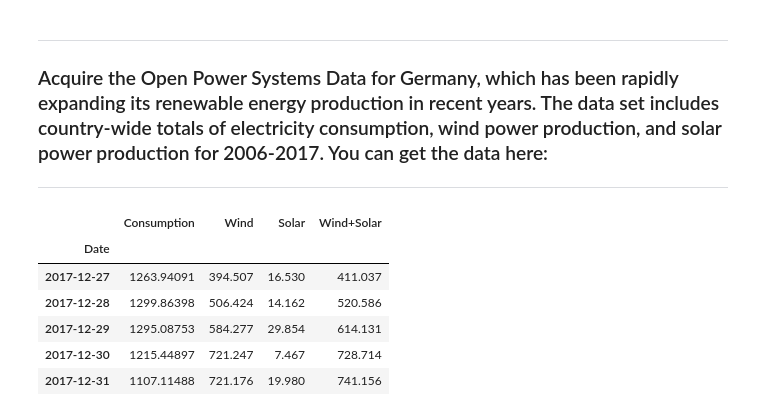
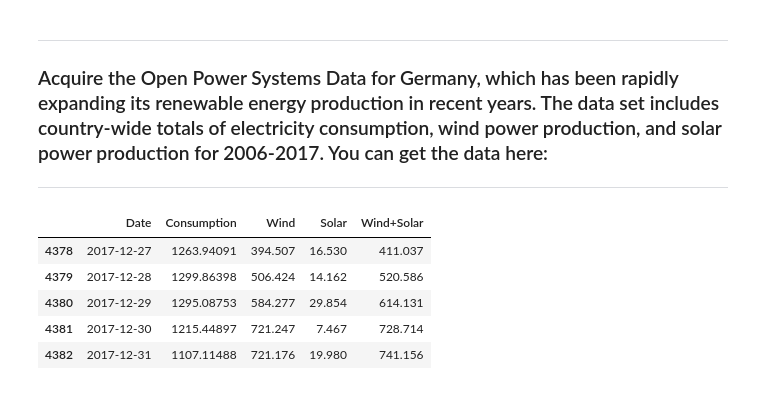
Before and after one commit to DBerchelmann/time-series-exercises, a Jupyter notebook: acquire.ipynb, the cells around one changed output. Drawn from its saved outputs; the diff is of its cells as text; code cells hidden in the pictures.

```diff
--- a/acquire.ipynb
+++ b/acquire.ipynb
@@ -206,15 +207,3 @@ store_item_sales.shape
 <h3>Acquire the Open Power Systems Data for Germany, which has been rapidly expanding its renewable energy production in recent years. The data set includes country-wide totals of electricity consumption, wind power production, and solar power production for 2006-2017. You can get the data here:</h3>
 
 ----
-# %%
-wind_energy = pd.read_csv('opsd_germany_daily.csv', index_col= 0)
-
-wind_energy.tail()
-# %% [output]
-|  | Consumption | Wind | Solar | Wind+Solar |
-| Date |  |  |  |  |
-| 2017-12-27 | 1263.94091 | 394.507 | 16.530 | 411.037 |
-| 2017-12-28 | 1299.86398 | 506.424 | 14.162 | 520.586 |
-| 2017-12-29 | 1295.08753 | 584.277 | 29.854 | 614.131 |
-| 2017-12-30 | 1215.44897 | 721.247 | 7.467 | 728.714 |
-| 2017-12-31 | 1107.11488 | 721.176 | 19.980 | 741.156 |
@@ -221,3 +224,14 @@ wind_energy.tail()
+# %%
+german_energy = pull_csv("https://raw.githubusercontent.com/jenfly/opsd/master/opsd_germany_daily.csv")
+
+german_energy.tail()
+# %% [output]
+|  | Date | Consumption | Wind | Solar | Wind+Solar |
+| 4378 | 2017-12-27 | 1263.94091 | 394.507 | 16.530 | 411.037 |
+| 4379 | 2017-12-28 | 1299.86398 | 506.424 | 14.162 | 520.586 |
+| 4380 | 2017-12-29 | 1295.08753 | 584.277 | 29.854 | 614.131 |
+| 4381 | 2017-12-30 | 1215.44897 | 721.247 | 7.467 | 728.714 |
+| 4382 | 2017-12-31 | 1107.11488 | 721.176 | 19.980 | 741.156 |
 # %%
 def missing_zero_values_table(df):
 
```
Also changed, not shown: parts of 3 cells of this notebook, 1 other file.
